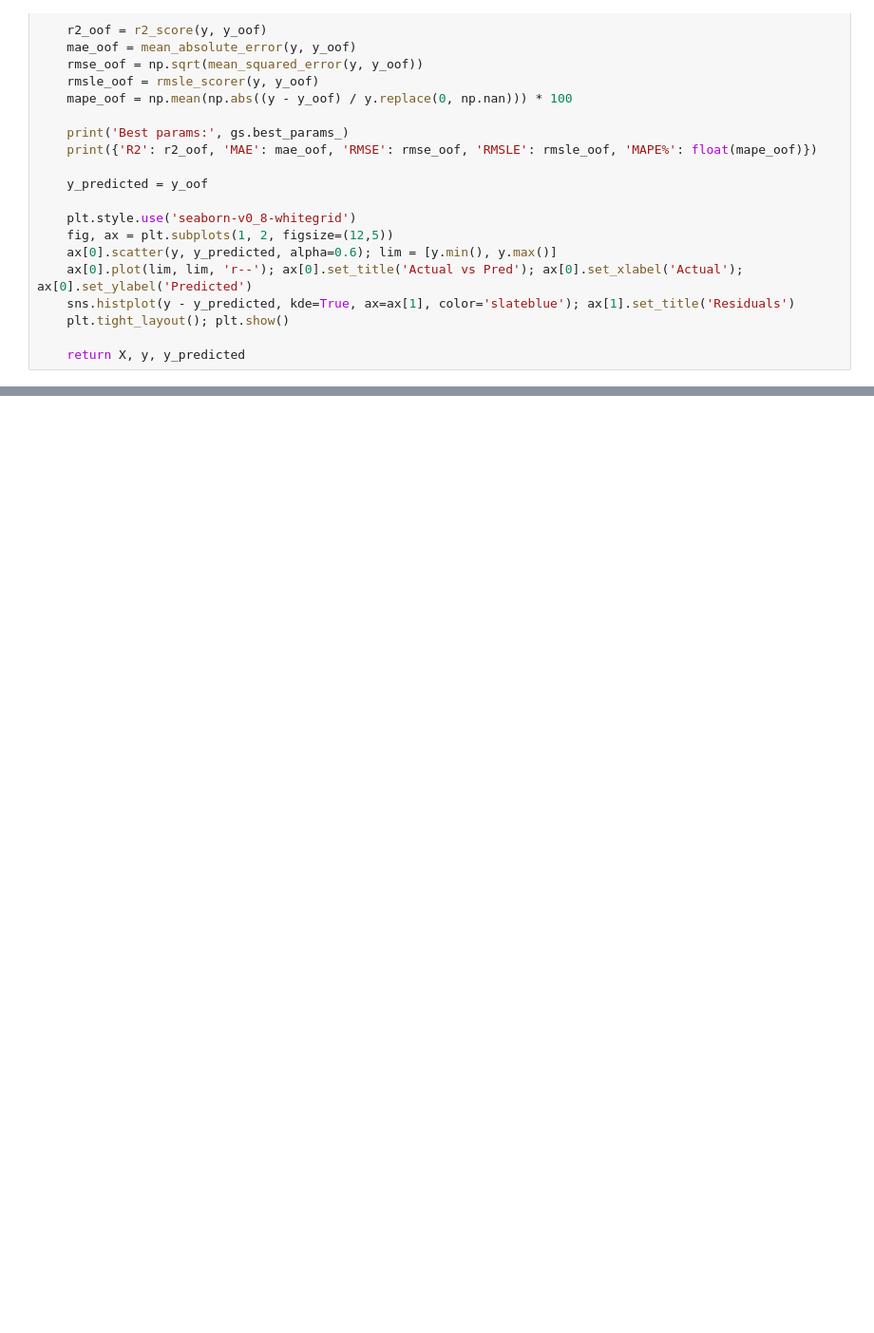
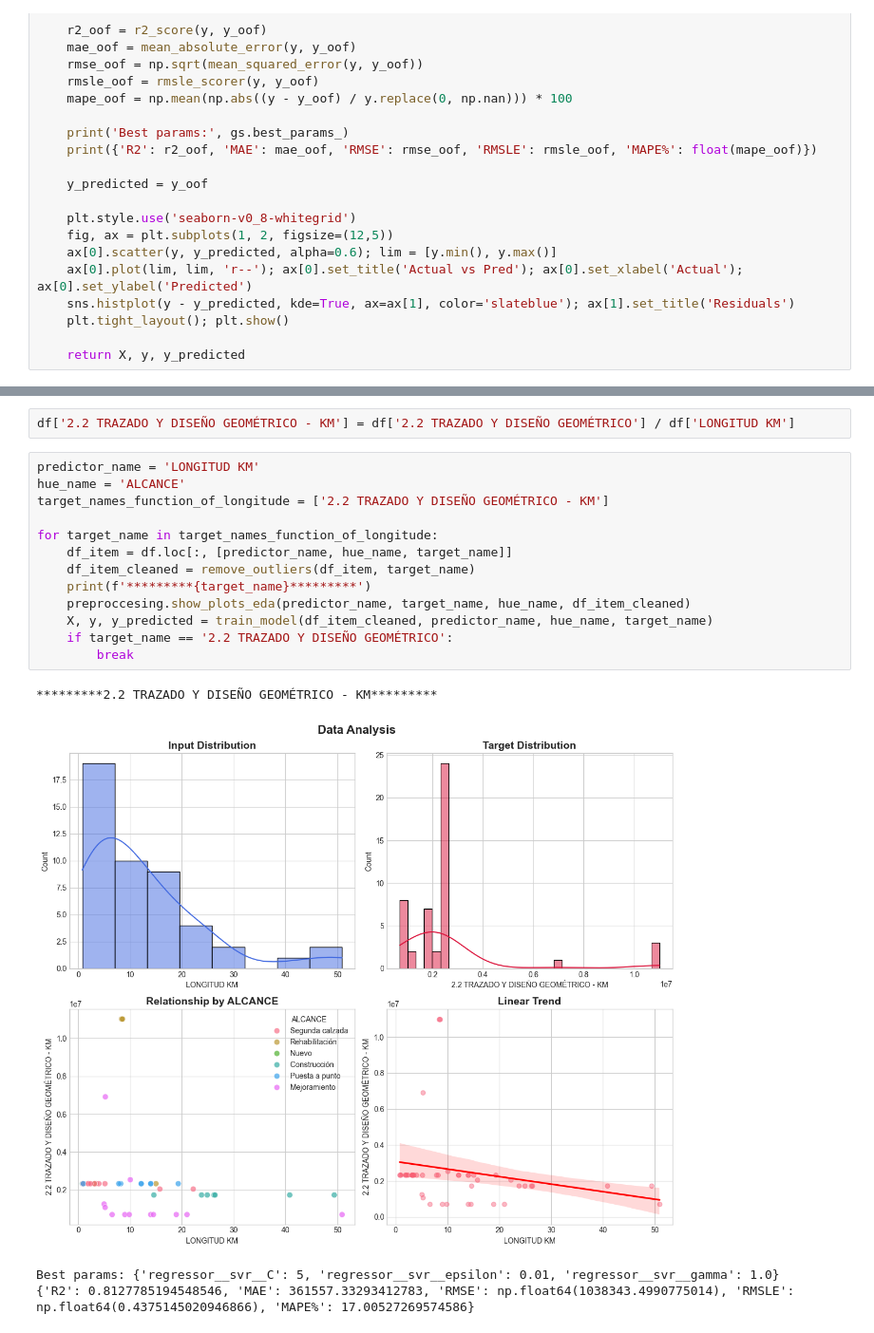
Before and after one commit to ForeroAlejandroGit/practicum, a Jupyter notebook: src/machine_learning.ipynb, the cells around one changed output, grey strips where cells are left out. Shown at 95% size. Drawn from its saved outputs; the diff is of its cells as text; blank space fills up the shorter version.

```diff
--- a/src/machine_learning.ipynb
+++ b/src/machine_learning.ipynb
@@ -134,0 +93,20 @@ Best params: {'regressor__svr__C': 80, 'regressor__svr__epsilon': 0.01, 'regress
+# %%
+df['2.2 TRAZADO Y DISEÑO GEOMÉTRICO - KM'] = df['2.2 TRAZADO Y DISEÑO GEOMÉTRICO'] / df['LONGITUD KM']
+# %%
+predictor_name = 'LONGITUD KM'
+hue_name = 'ALCANCE'
+target_names_function_of_longitude = ['2.2 TRAZADO Y DISEÑO GEOMÉTRICO - KM']
+
+for target_name in target_names_function_of_longitude:
+    df_item = df.loc[:, [predictor_name, hue_name, target_name]]
+    df_item_cleaned = remove_outliers(df_item, target_name)
+    print(f'*********{target_name}*********')
+    preproccesing.show_plots_eda(predictor_name, target_name, hue_name, df_item_cleaned)
+    X, y, y_predicted = train_model(df_item_cleaned, predictor_name, hue_name, target_name)
+    if target_name == '2.2 TRAZADO Y DISEÑO GEOMÉTRICO':
+        break
+# %% [output]
+*********2.2 TRAZADO Y DISEÑO GEOMÉTRICO - KM*********
+[figure, added]
+Best params: {'regressor__svr__C': 5, 'regressor__svr__epsilon': 0.01, 'regressor__svr__gamma': 1.0}
+{'R2': 0.8127785194548546, 'MAE': 361557.33293412783, 'RMSE': np.float64(1038343.4990775014), 'RMSLE': np.float64(0.4375145020946866), 'MAPE%': 17.00527269574586}
```
Also changed, not shown: parts of 9 cells of this notebook.
